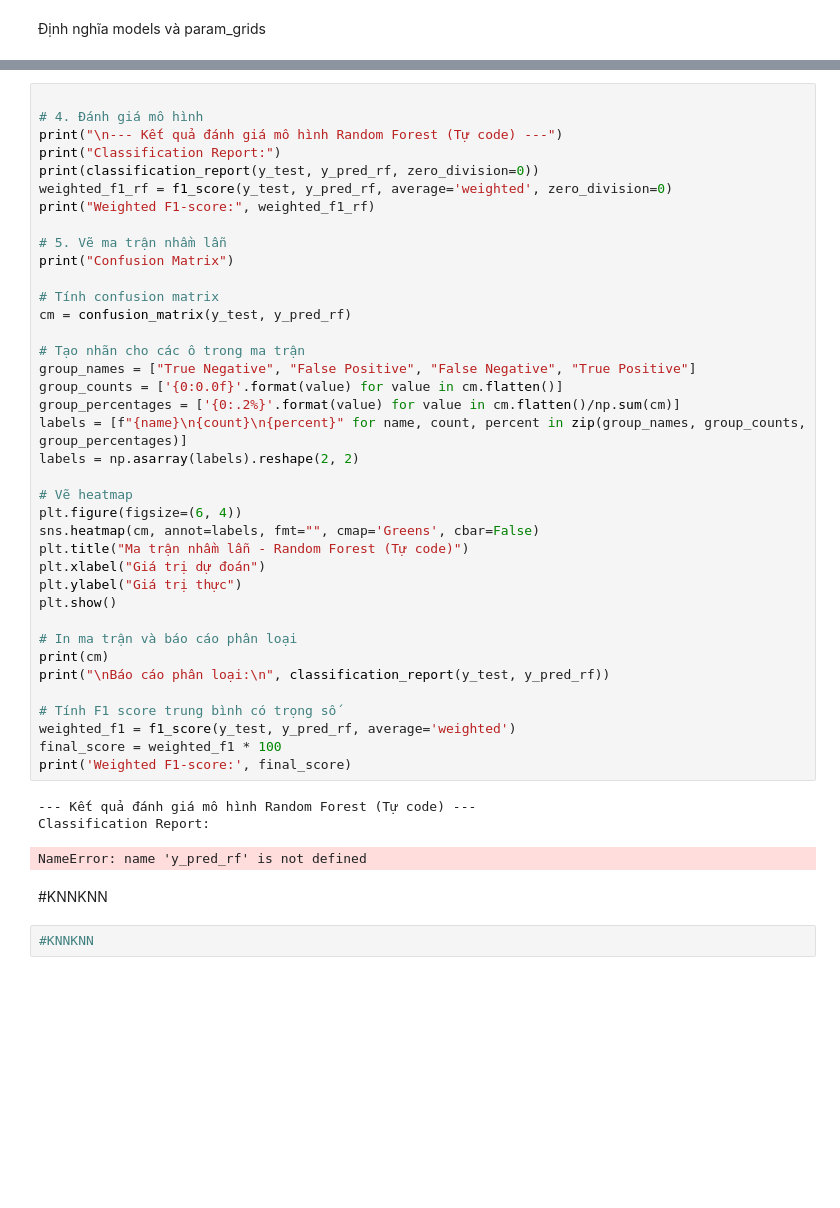
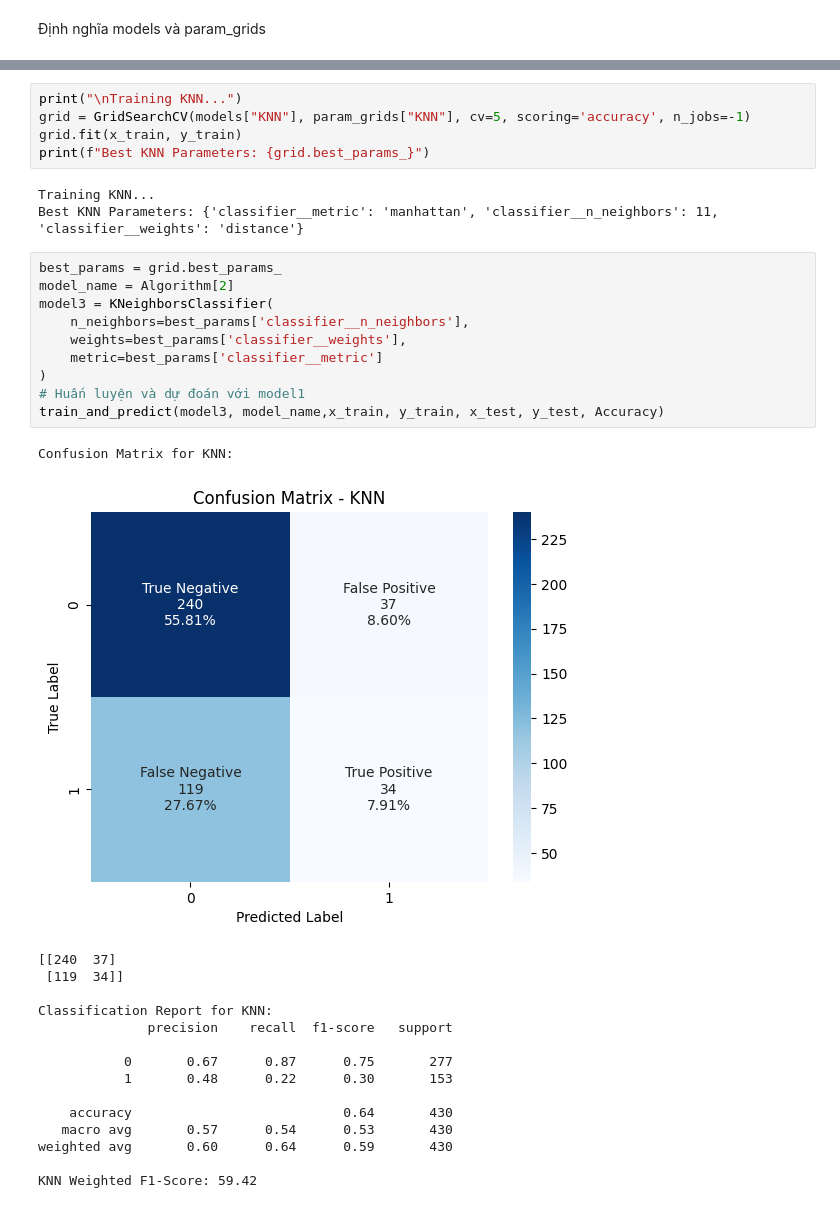
Before and after one commit to Ngoc-Quy-az1/Alzheimer-s-diagnosis, a Jupyter notebook: Algorithm/alzheimer-diagnosis.ipynb, the cells around one changed output, grey strips where cells are left out. Drawn from its saved outputs; the diff is of its cells as text; blank space fills up the shorter version.

```diff
--- a/Algorithm/alzheimer-diagnosis.ipynb
+++ b/Algorithm/alzheimer-diagnosis.ipynb
@@ -458,46 +537,35 @@ Dự đoán và đánh giá mô hình
-# %%
-
-# 4. Đánh giá mô hình
-print("\n--- Kết quả đánh giá mô hình Random Forest (Tự code) ---")
-print("Classification Report:")
-print(classification_report(y_test, y_pred_rf, zero_division=0))
-weighted_f1_rf = f1_score(y_test, y_pred_rf, average='weighted', zero_division=0)
-print("Weighted F1-score:", weighted_f1_rf)
-
-# 5. Vẽ ma trận nhầm lẫn
-print("Confusion Matrix")
-
-# Tính confusion matrix
-cm = confusion_matrix(y_test, y_pred_rf)
-
-# Tạo nhãn cho các ô trong ma trận
-group_names = ["True Negative", "False Positive", "False Negative", "True Positive"]
-group_counts = ['{0:0.0f}'.format(value) for value in cm.flatten()]
-group_percentages = ['{0:.2%}'.format(value) for value in cm.flatten()/np.sum(cm)]
-labels = [f"{name}\n{count}\n{percent}" for name, count, percent in zip(group_names, group_counts, group_percentages)]
-labels = np.asarray(labels).reshape(2, 2)
-
-# Vẽ heatmap
-plt.figure(figsize=(6, 4))
-sns.heatmap(cm, annot=labels, fmt="", cmap='Greens', cbar=False)
-plt.title("Ma trận nhầm lẫn - Random Forest (Tự code)")
-plt.xlabel("Giá trị dự đoán")
-plt.ylabel("Giá trị thực")
-plt.show()
-
-# In ma trận và báo cáo phân loại
-print(cm)
-print("\nBáo cáo phân loại:\n", classification_report(y_test, y_pred_rf))
-
-# Tính F1 score trung bình có trọng số
-weighted_f1 = f1_score(y_test, y_pred_rf, average='weighted')
-final_score = weighted_f1 * 100
-print('Weighted F1-score:', final_score)
-# %% [output]
---- Kết quả đánh giá mô hình Random Forest (Tự code) ---
-Classification Report:
-NameError: name 'y_pred_rf' is not defined
-# %% [markdown]
-#KNNKNN
+# %%
+print("\nTraining KNN...")
+grid = GridSearchCV(models["KNN"], param_grids["KNN"], cv=5, scoring='accuracy', n_jobs=-1)
+grid.fit(x_train, y_train)
+print(f"Best KNN Parameters: {grid.best_params_}")
+# %% [output]
+Training KNN...
+Best KNN Parameters: {'classifier__metric': 'manhattan', 'classifier__n_neighbors': 11, 'classifier__weights': 'distance'}
 # %%
-#KNNKNN
+best_params = grid.best_params_
+model_name = Algorithm[2]
+model3 = KNeighborsClassifier(
+    n_neighbors=best_params['classifier__n_neighbors'],
+    weights=best_params['classifier__weights'],
+    metric=best_params['classifier__metric']
+)
+# Huấn luyện và dự đoán với model1
+train_and_predict(model3, model_name,x_train, y_train, x_test, y_test, Accuracy)
+# %% [output]
+Confusion Matrix for KNN:
+[figure, added]
+[[240  37]
+ [119  34]]
+
+Classification Report for KNN:
+              precision    recall  f1-score   support
+
+           0       0.67      0.87      0.75       277
+           1       0.48      0.22      0.30       153
+
+    accuracy                           0.64       430
+   macro avg       0.57      0.54      0.53       430
+weighted avg       0.60      0.64      0.59       430
+
+KNN Weighted F1-Score: 59.42
```
Also changed, not shown: parts of 38 cells of this notebook, 5 other files.
